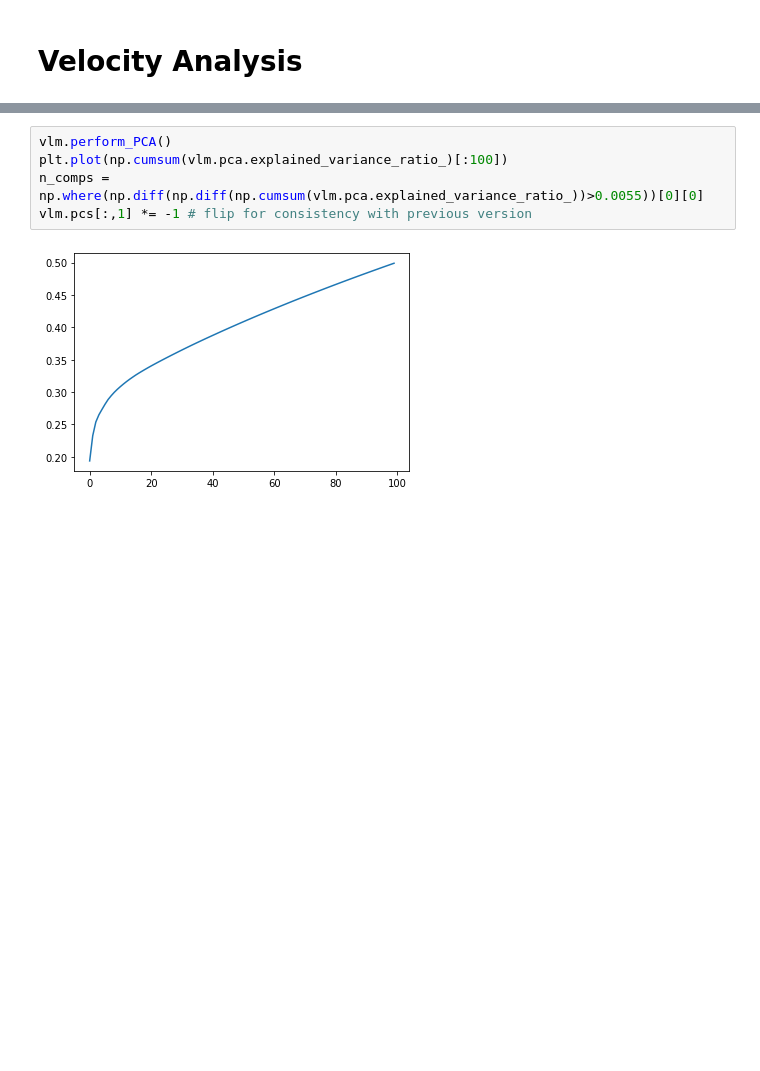
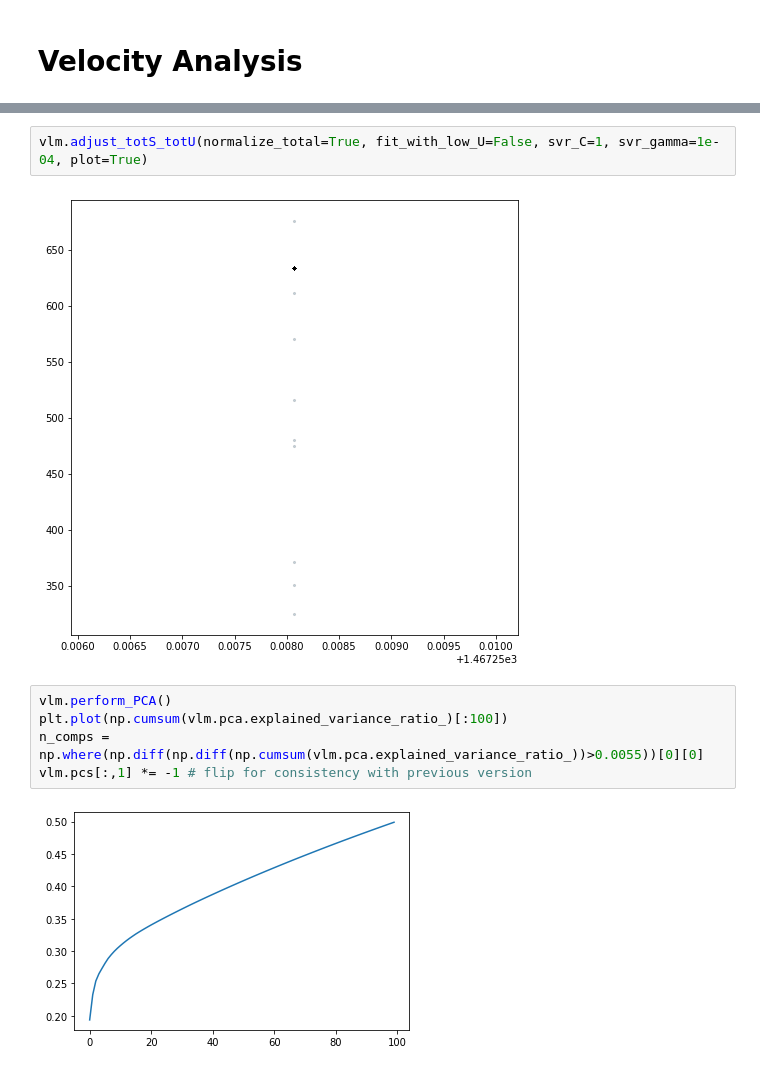
Before and after one commit to subercui/velocyto.py, a Jupyter notebook: notebooks/hgForebrainGlutamatergic.ipynb, the cells around one changed output, grey strips where cells are left out. Cells and saved outputs as stored; diff of their text form; blank space fills up the shorter version.

```diff
--- a/notebooks/hgForebrainGlutamatergic.ipynb
+++ b/notebooks/hgForebrainGlutamatergic.ipynb
@@ -177,3 +199,7 @@ vlm.adjust_totS_totU(normalize_total=True, fit_with_low_U=False, svr_C=1, svr_ga
+# %%
+vlm.adjust_totS_totU(normalize_total=True, fit_with_low_U=False, svr_C=1, svr_gamma=1e-04, plot=True)
+# %% [output]
+[figure, added]
 # %%
 vlm.perform_PCA()
 plt.plot(np.cumsum(vlm.pca.explained_variance_ratio_)[:100])
```
Also changed, not shown: parts of 28 cells of this notebook, 3 other files.
